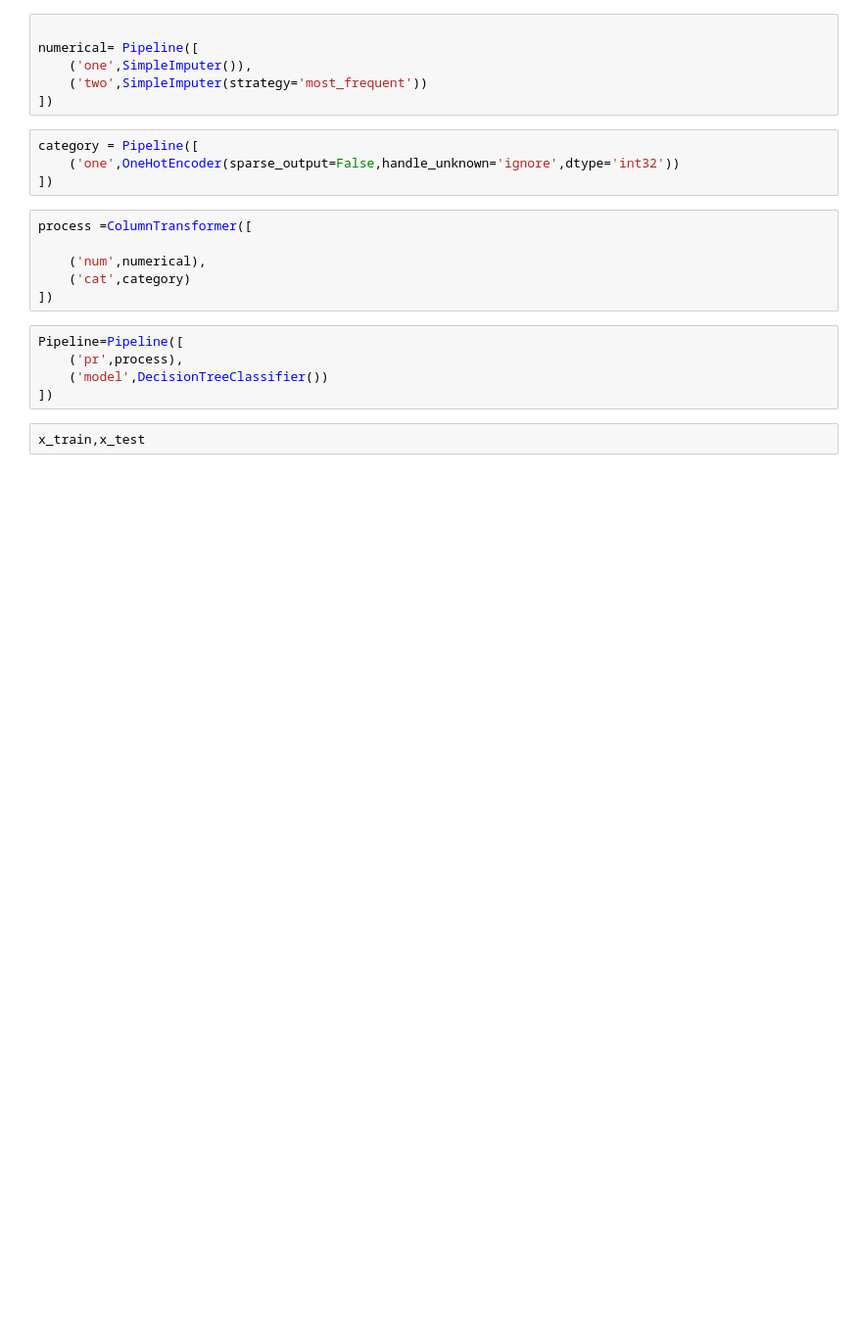
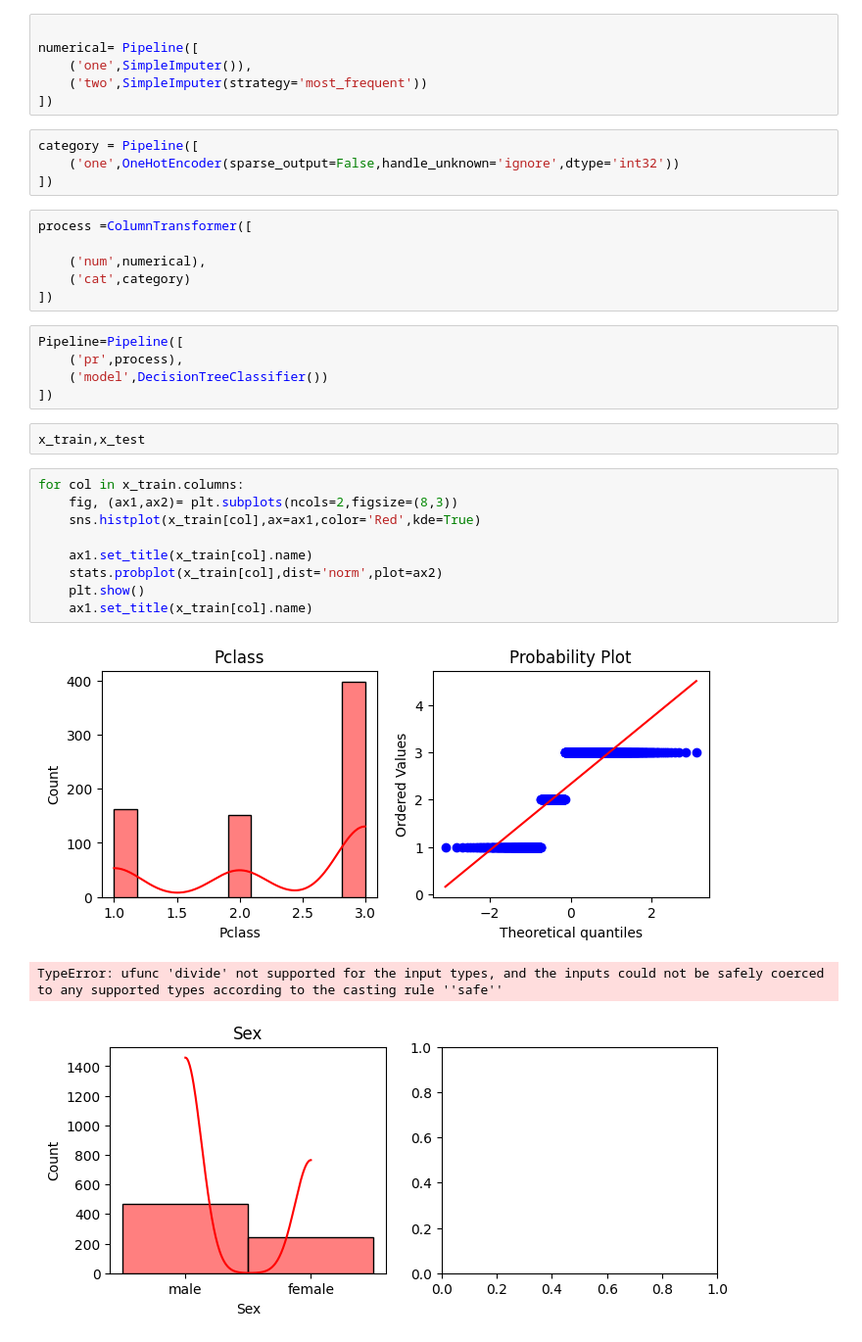
Before and after one commit to Ganesh20000/Machine-Learning, a Jupyter notebook: day-29/pipeline.ipynb, the cells around one changed output. Shown at 98% size. Saved outputs shown, nothing was run; the diff lists cells and outputs as text; blank space fills up the shorter version.

```diff
--- a/day-29/pipeline.ipynb
+++ b/day-29/pipeline.ipynb
@@ -277,3 +280,16 @@ Pipeline=Pipeline([
 ])
 # %%
 x_train,x_test
+# %%
+for col in x_train.columns:
+    fig, (ax1,ax2)= plt.subplots(ncols=2,figsize=(8,3))
+    sns.histplot(x_train[col],ax=ax1,color='Red',kde=True)
+
+    ax1.set_title(x_train[col].name)
+    stats.probplot(x_train[col],dist='norm',plot=ax2)
+    plt.show()
+    ax1.set_title(x_train[col].name)
+# %% [output]
+[figure, added]
+TypeError: ufunc 'divide' not supported for the input types, and the inputs could not be safely coerced to any supported types according to the casting rule ''safe''
+[figure, added]
```
Also changed, not shown: parts of 2 cells of this notebook, 3 other files.
